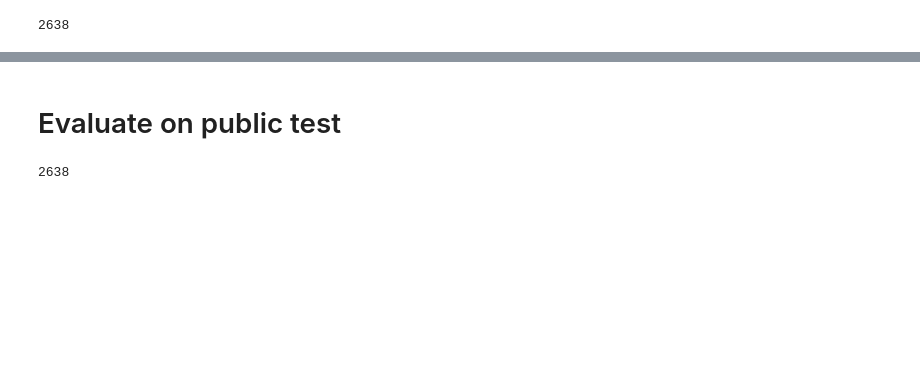
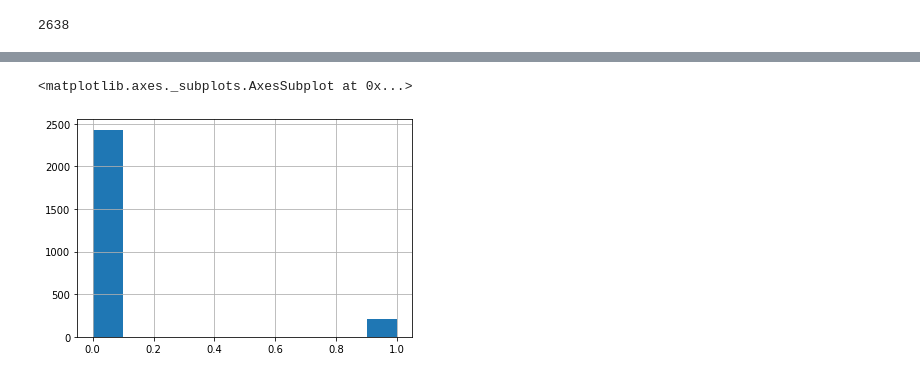
Before and after one commit to alekseyen/CrowdsourcingSegmentationProject, a Jupyter notebook: train_basic_classifier.ipynb, the cells around one changed output, grey strips where cells are left out. Saved outputs shown, nothing was run; the diff lists cells and outputs as text; code cells hidden in the pictures; blank space fills up the shorter version.

```diff
--- a/train_basic_classifier.ipynb
+++ b/train_basic_classifier.ipynb
@@ -303 +365,6 @@ df['max_prob'] = df.probas.apply(lambda x: x.max())
+# %%
+df['label'].hist()
+# %% [output]
+<matplotlib.axes._subplots.AxesSubplot at 0x...>
+[figure, added]
 # %%
@@ -305,2 +371,0 @@ df.sort_values(by='max_prob').head(3700).to_csv('most_unconfident.csv') # сор
-# %% [markdown]
-# Evaluate on public test
@@ -310,15 +371,0 @@ df.sort_values(by='max_prob').head(3700).to_csv('most_unconfident.csv') # сор
-# %%
-import os
-
-val_paths = []
-
-dataset_dir = 'val'
-
-for file in os.listdir(dataset_dir):
-    if file.endswith(".png"):
-        val_paths += [os.path.join(dataset_dir, file)]
-
-
-len(val_paths)
-# %% [output]
-2638
```
Also changed, not shown: parts of 43 cells of this notebook, 4 other files.
